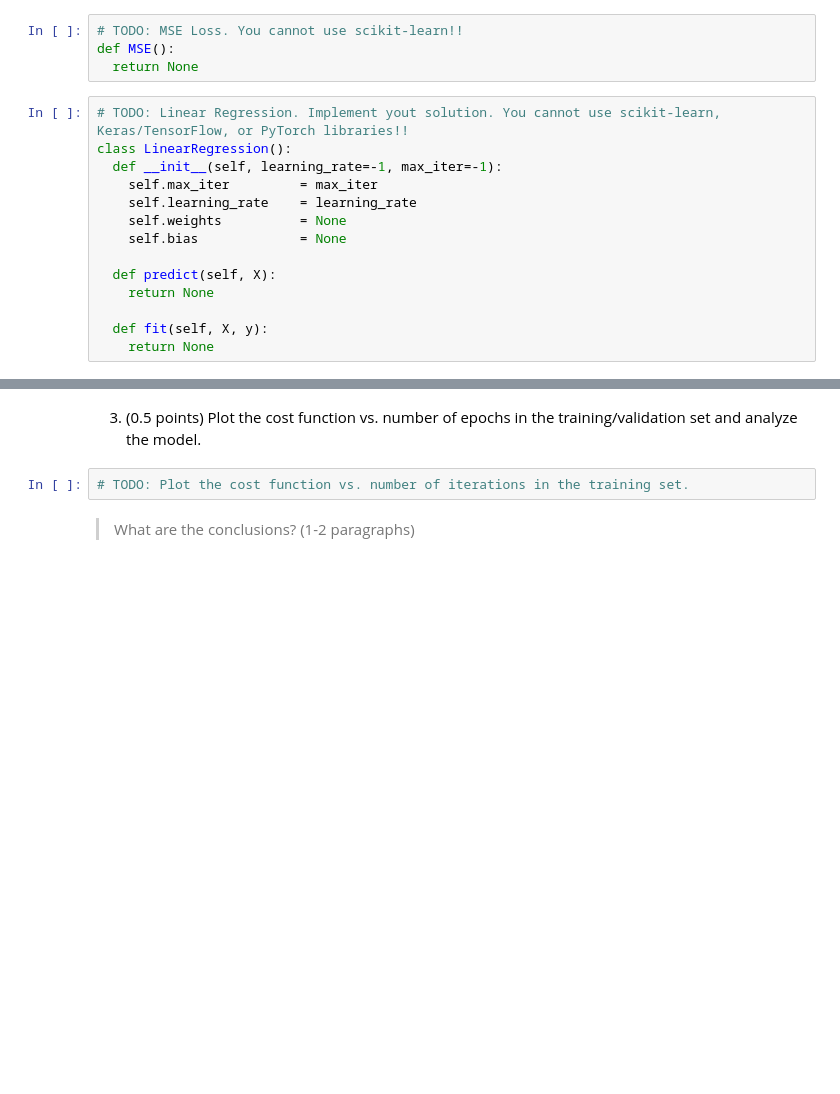
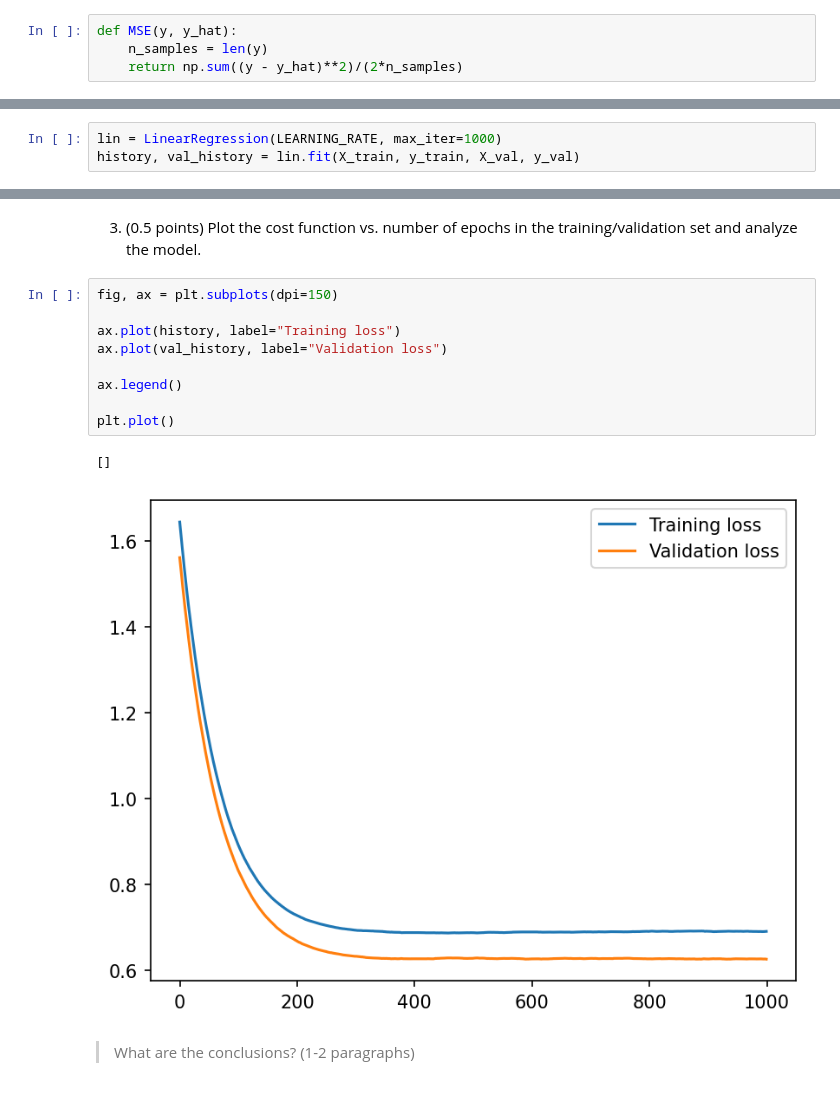
Before and after one commit to DanielGardin/MO444, a Jupyter notebook: T2_Classical_Techniques.ipynb, the cells around one changed output, grey strips where cells are left out. Cells and saved outputs as stored; diff of their text form; blank space fills up the shorter version.

````diff
--- a/T2_Classical_Techniques.ipynb
+++ b/T2_Classical_Techniques.ipynb
@@ -140,21 +308,7 @@ from sklearn.feature_selection import mutual_info_regression
 > What are the conclusions? (1-2 paragraphs)
 # %% [markdown]
 2. (2.0 points) Perform Linear Regression. You should implement your solution and compare it with ```sklearn.linear_model.SGDRegressor``` (linear model fitted by minimizing a regularized empirical loss with SGD, http://scikit-learn.org).
-# %%
-# TODO: MSE Loss. You cannot use scikit-learn!!
-def MSE():
-  return None
-# %%
-# TODO: Linear Regression. Implement yout solution. You cannot use scikit-learn, Keras/TensorFlow, or PyTorch libraries!!
-class LinearRegression():
-  def __init__(self, learning_rate=-1, max_iter=-1):
-    self.max_iter         = max_iter
-    self.learning_rate    = learning_rate
-    self.weights          = None
-    self.bias             = None
-
-  def predict(self, X):
-    return None
-
-  def fit(self, X, y):
-    return None
+# %%
+def MSE(y, y_hat):
+    n_samples = len(y)
+    return np.sum((y - y_hat)**2)/(2*n_samples)
@@ -160,0 +408,3 @@ class LinearRegression():
+# %%
+lin = LinearRegression(LEARNING_RATE, max_iter=1000)
+history, val_history = lin.fit(X_train, y_train, X_val, y_val)
@@ -165,8 +457,18 @@ from sklearn.linear_model import SGDRegressor
 > What are the conclusions? (1-2 paragraphs)
 # %% [markdown]
 3. (0.5 points) Plot the cost function vs. number of epochs in the training/validation set and analyze the model.
-# %%
-# TODO: Plot the cost function vs. number of iterations in the training set.
+# %%
+fig, ax = plt.subplots(dpi=150)
+
+ax.plot(history, label="Training loss")
+ax.plot(val_history, label="Validation loss")
+
+ax.legend()
+
+plt.plot()
+# %% [output]
+[]
+[figure, added]
 # %% [markdown]
 > What are the conclusions? (1-2 paragraphs)
 # %% [markdown]
````
Also changed, not shown: parts of 22 cells of this notebook, 1 other file.
